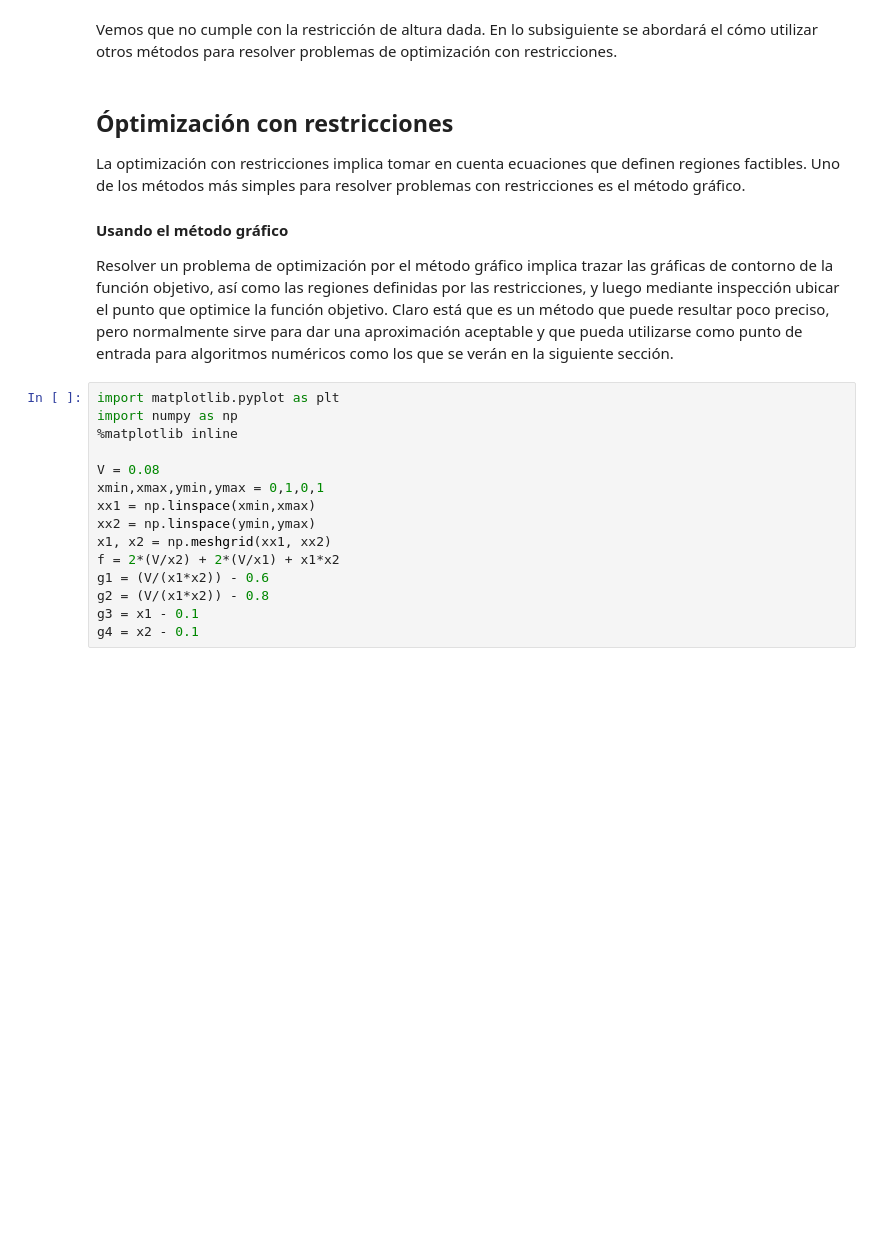
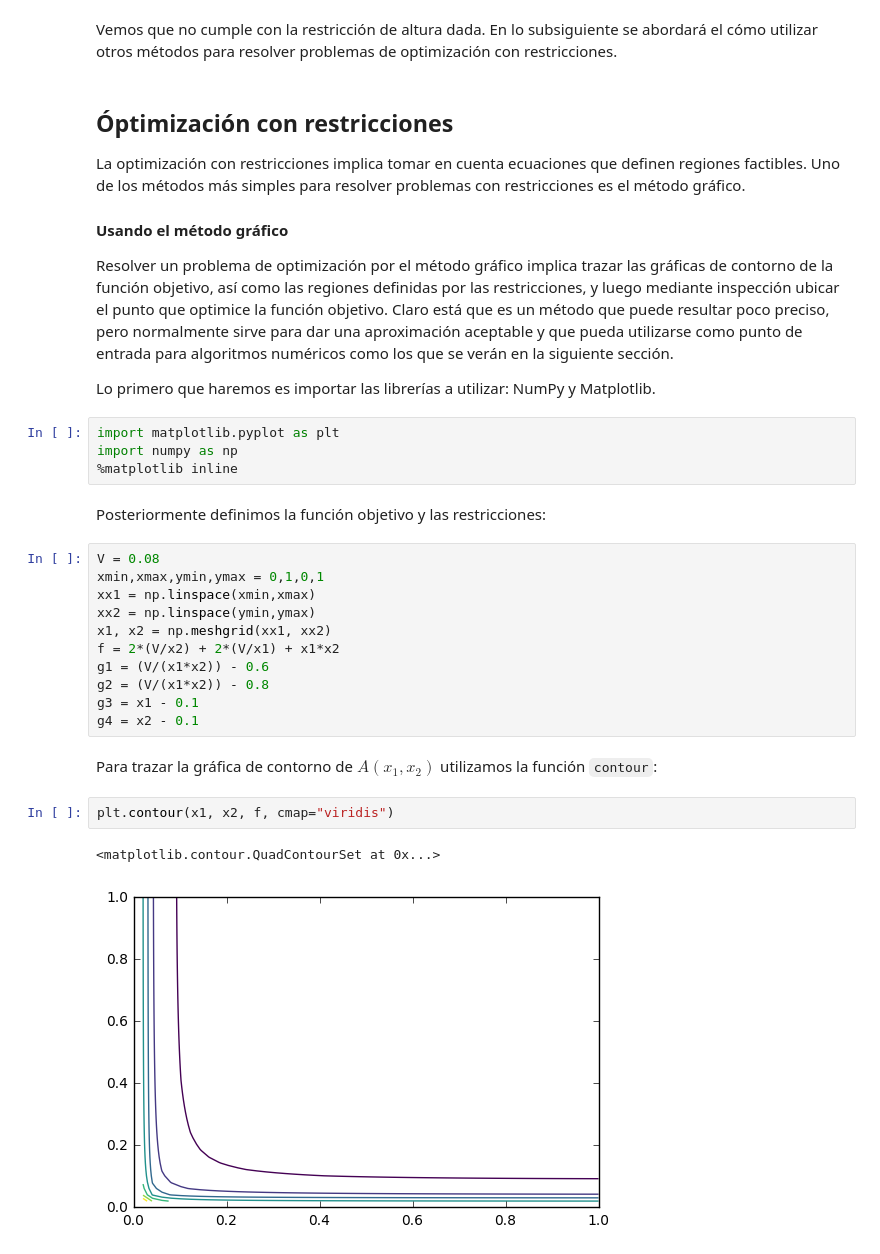
Before and after one commit to numython/numython.github.io, a Jupyter notebook: posts/resolviendo-problemas-de-optimizacion-con-python.ipynb, the cells around one changed output. Cells and saved outputs as stored; diff of their text form; blank space fills up the shorter version.

```diff
--- a/posts/resolviendo-problemas-de-optimizacion-con-python.ipynb
+++ b/posts/resolviendo-problemas-de-optimizacion-con-python.ipynb
@@ -126,11 +121,15 @@ La optimización con restricciones implica tomar en cuenta ecuaciones que define
 #### Usando el método gráfico
 
 Resolver un problema de optimización por el método gráfico implica trazar las gráficas de contorno de la función objetivo, así como las regiones definidas por las restricciones, y luego mediante inspección ubicar el punto que optimice la función objetivo. Claro está que es un método que puede resultar poco preciso, pero normalmente sirve para dar una aproximación aceptable y que pueda utilizarse como punto de entrada para algoritmos numéricos como los que se verán en la siguiente sección.
+
+Lo primero que haremos es importar las librerías a utilizar: NumPy y Matplotlib.
+# %%
+import matplotlib.pyplot as plt
+import numpy as np
+%matplotlib inline
+# %% [markdown]
+Posteriormente definimos la función objetivo y las restricciones:
 # %%
-import matplotlib.pyplot as plt
-import numpy as np
-%matplotlib inline
-
 V = 0.08
 xmin,xmax,ymin,ymax = 0,1,0,1
 xx1 = np.linspace(xmin,xmax)
@@ -141,3 +140,10 @@ g1 = (V/(x1*x2)) - 0.6
 g2 = (V/(x1*x2)) - 0.8
 g3 = x1 - 0.1
 g4 = x2 - 0.1
+# %% [markdown]
+Para trazar la gráfica de contorno de $A(x_1,x_2)$ utilizamos la función `contour`:
+# %%
+plt.contour(x1, x2, f, cmap="viridis")
+# %% [output]
+<matplotlib.contour.QuadContourSet at 0x...>
+[figure, added]
```
Also changed, not shown: parts of 18 cells of this notebook, 32 other files.
